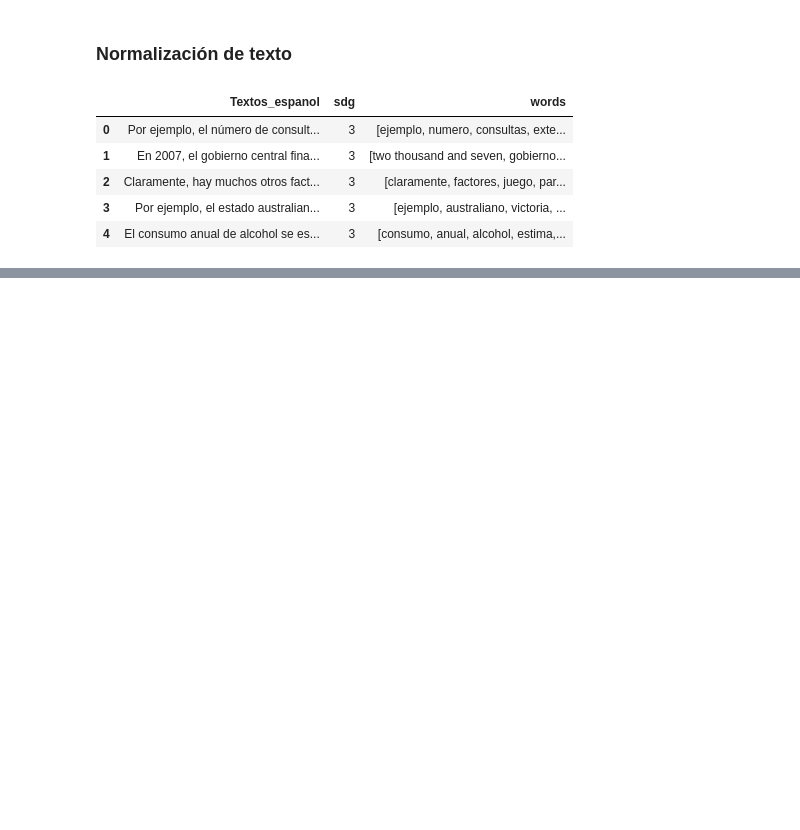
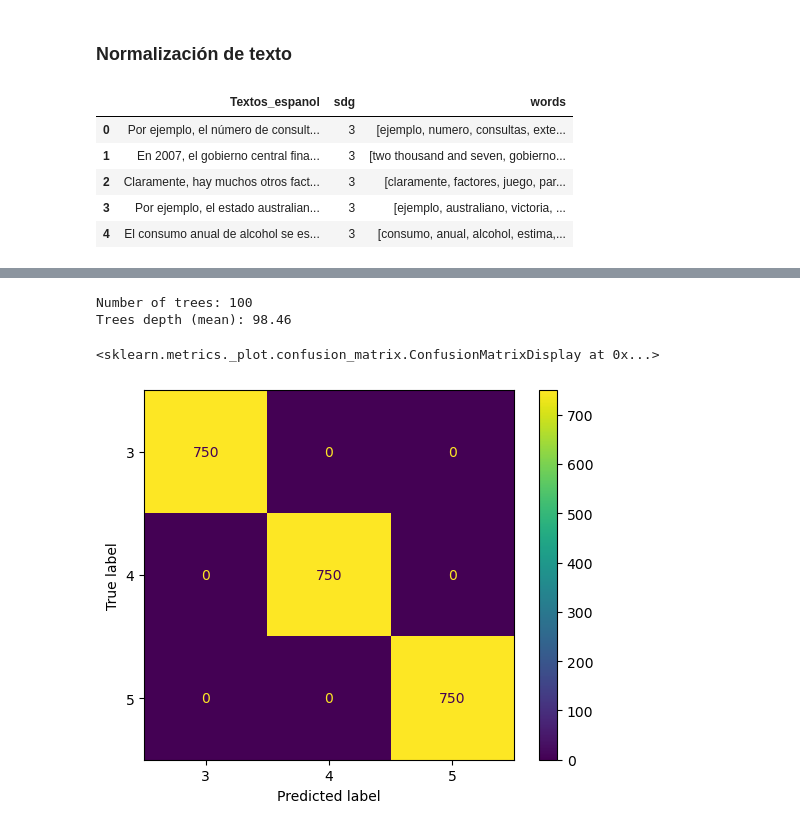
Before and after one commit to pdazad/ProyectoBI-G17, a Jupyter notebook: Etapa1/Fases/Modelado/AnalisisTextosODS.ipynb, the cells around one changed output, grey strips where cells are left out. Cells and saved outputs as stored; diff of their text form; code cells hidden in the pictures; blank space fills up the shorter version.

```diff
--- a/Etapa1/Fases/Modelado/AnalisisTextosODS.ipynb
+++ b/Etapa1/Fases/Modelado/AnalisisTextosODS.ipynb
@@ -328,0 +444,18 @@ data_t.head(5)
+# %%
+tfidf_estimators = tfidf_model.estimators_
+print("Number of trees:", len(tfidf_estimators))
+print("Trees depth (mean):", np.mean([tree.get_depth() for tree in tfidf_estimators]))
+# %% [output]
+Number of trees: 100
+Trees depth (mean): 98.46
+# %%
+
+# predicciones en función de las características de entrenamiento vectorizadas
+y_train_tfidf_predict = tfidf_model.predict(X_tfidf)
+# predicciones en función de las características de prueba vectorizadas en X_test["words"]
+y_test_tfidf_predict = tfidf_model.predict(tfidf_vectorizer.transform(X_test["words"]))
+# %%
+ConfusionMatrixDisplay.from_predictions(y_train, y_train_tfidf_predict)
+# %% [output]
+<sklearn.metrics._plot.confusion_matrix.ConfusionMatrixDisplay at 0x...>
+[figure, added]
```
Also changed, not shown: parts of 71 cells of this notebook, 2 other files.
